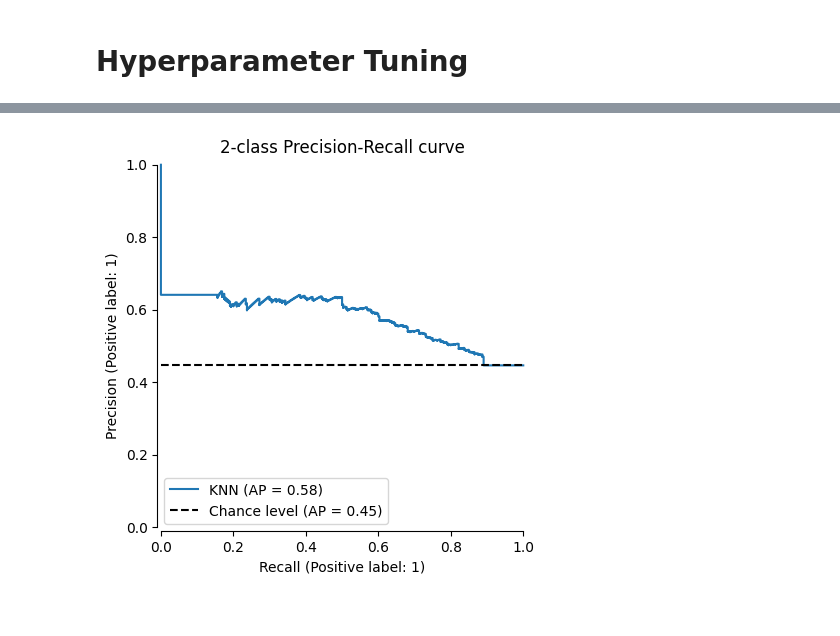
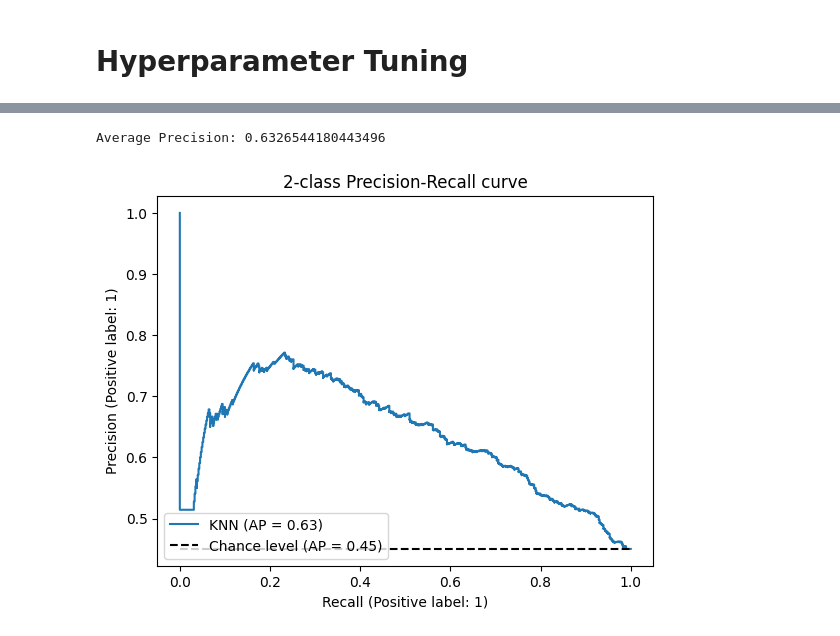
Before and after one commit to deepakbastola/malnutrition, a Jupyter notebook: models/knn.ipynb, the cells around one changed output, grey strips where cells are left out. Saved outputs shown, nothing was run; the diff lists cells and outputs as text; code cells hidden in the pictures.

```diff
--- a/models/knn.ipynb
+++ b/models/knn.ipynb
@@ -75,0 +57,5 @@ AttributeError: Line2D.set() got an unexpected keyword argument 'despine'
+# %%
+sm = SMOTE(random_state=42)
+X_train_sm, y_train_sm = sm.fit_resample(X_train, y_train)
+print('Before SMOTE: ', Counter(y_train))
+print('After SMOTE: ', Counter(y_train_sm))
@@ -75,0 +84,5 @@ AttributeError: Line2D.set() got an unexpected keyword argument 'despine'
+# %%
+knn_sm = KNeighborsClassifier(n_neighbors=17, weights='distance')
+knn_sm.fit(X_train_sm, y_train_sm)
+y_pred = knn.predict(X_test)
+print(f'Classification Report: \n{classification_report(y_test, y_pred)}\n')
@@ -110,0 +106,17 @@ weighted avg       0.63      0.63      0.63       717
+# %%
+params = {'n_neighbors':range(1, 36),
+          'weights':['uniform', 'distance'],
+          'metric': ['euclidean', 'manhattan', 'minkowski']}
+
+knn_params = KNeighborsClassifier()
+
+grid_search = GridSearchCV(
+    estimator=knn_params,
+    param_grid=params,
+    cv=5,
+    scoring='recall',
+    verbose=1,
+    n_jobs=2
+)
+
+grid_search.fit(X_train_sm, y_train_sm)
@@ -110,0 +136,4 @@ weighted avg       0.63      0.63      0.63       717
+# %%
+knn_tune = grid_search.best_estimator_
+y_pred = knn_tune.predict(X_test)
+print("Classification Report:\n", classification_report(y_test, y_pred))
@@ -111,13 +150,17 @@ weighted avg       0.63      0.63      0.63       717
+# %%
+y_probas_tune = knn_tune.predict_proba(X_test)[:, 1]
+print(f'Average Precision: {average_precision_score(y_test, y_probas_tune)}')
+# %% [output]
+Average Precision: 0.6326544180443496
 # %%
 display = PrecisionRecallDisplay.from_estimator(
-    knn_grid_cv,   # trained model
+    knn_tune,   # trained model
     X_test,        # Test features
     y_test,        # True labels
     name="KNN",
     plot_chance_level=True,
-    despine=True
 )
 display.ax_.set_title("2-class Precision-Recall curve")
 plt.show()
 # %% [output]
-[figure, old version]
+[figure, new version]
```
Also changed, not shown: parts of 25 cells of this notebook, 1 other file.
